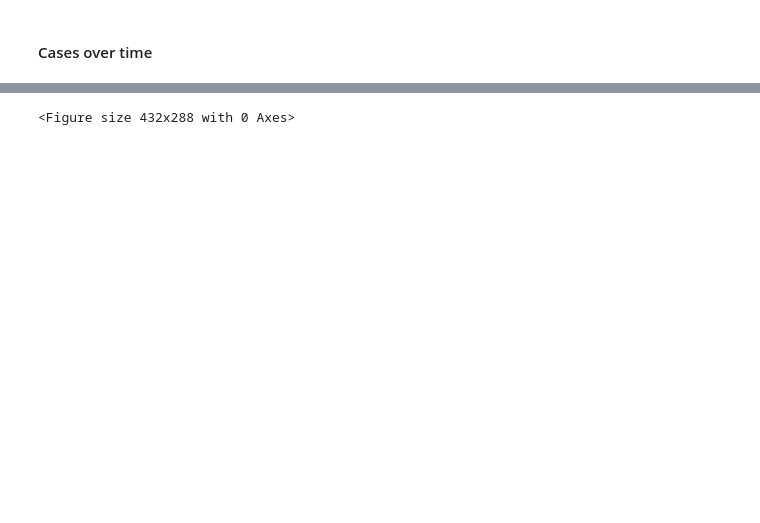
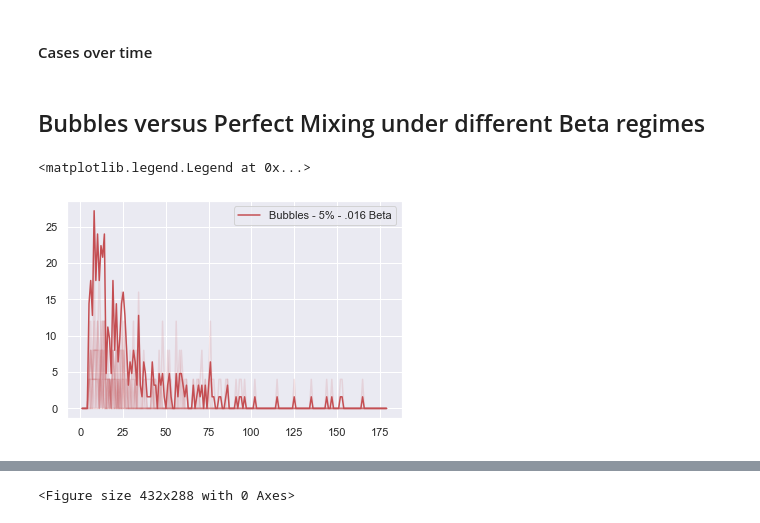
Before and after one commit to dime-worldbank/Disease-Modelling-SSA, a Jupyter notebook: notebooks/Verification of Model Functionality.ipynb, the cells around one changed output, grey strips where cells are left out. Drawn from its saved outputs; the diff is of its cells as text; code cells hidden in the pictures; blank space fills up the shorter version.

```diff
--- a/notebooks/Verification of Model Functionality.ipynb
+++ b/notebooks/Verification of Model Functionality.ipynb
@@ -87,7 +117,7 @@ for j in [.1]:
 # %% [markdown]
 #### Cases over time
 # %%
-def plotMetric(files, prefix, suffix, metric, symbol, alpha):
+def plotMetric(files, prefix, suffix, metrics = [], symbol = "-", alpha=1, weighting = 1):
     myAvgLine = []
     index = 0
     template = "^" + prefix + ".*" + suffix + "$"
@@ -96,26 +126,48 @@ def plotMetric(files, prefix, suffix, metric, symbol, alpha):
 
         if(re.search(template, f) != None): # f.startswith(prefix) and
             r_data = pd.read_csv(path + f, sep='\t')
-            totcases = r_data[metric]
+            totcases = []
+            for metric in metrics:
+                if len(totcases) == 0:
+                    totcases = r_data[metric]
+                else:
+                    totcases = totcases + r_data[metric]
+            #totcases = r_data[metric]
+
             if len(myAvgLine) == 0:
                 myAvgLine = totcases
             else:
                 myAvgLine += totcases
 
             # plot it
-            plt.plot(r_data["time"][1:], totcases[1:], symbol, alpha=alpha)
+            plt.plot(r_data["time"][1:], weighting * totcases[1:], symbol, alpha=alpha)
             index += 1
-    return {"myLine": myAvgLine/index, "myTime": r_data["time"]}
+    return {"myLine": weighting * myAvgLine/index, "myTime": r_data["time"]}
+# %% [markdown]
+## Bubbles versus Perfect Mixing under different Beta regimes
 # %%
 path = "/Users/swise/workspace/worldbank/Disease-Modelling-SSA/data/verification/output/"
 files = os.listdir(path)
 
-line1 = plotMetric(files, "exportMe", "0.03_.txt", "metric_new_cases_sympt", 'r-', 0.15)
-line2 = plotMetric(files, "exportPerfect", "0.03_.txt", "metric_new_cases_sympt", 'b-', 0.15)
-line3 = plotMetric(files, "exportPerfect", "0.03_.txt", "metric_new_cases_sympt", 'g-', 0.15)
+prefix = "exportBubblesOf30_"
+prefix2 = "exportBubbles_20perc"
 
-plt.plot(line1["myTime"][1:], line1['myLine'][1:], 'r', label="Bubbles - .03 Beta")
-plt.plot(line2["myTime"][1:], line2['myLine'][1:], 'b', label="Perfect Mixing - .03 Beta")
+line1 = plotMetric(files, prefix, "0.016.txt", ["metric_new_cases_sympt", "metric_new_cases_asympt"],
+                   'r-', 0.15, weighting=4)
+#line2 = plotMetric(files, prefix2, "0.016.txt", "metric_new_cases_sympt", 'b-', 0.15)
+#line4 = plotMetric(files, prefix, "0.05.txt", "metric_new_cases_sympt", 'y-', 0.15)
+#line3 = plotMetric(files, prefix, "0.1.txt", "metric_new_cases_sympt", 'g-', 0.15)
+#line5 = plotMetric(files, prefix2, "0.1.txt", "metric_new_cases_sympt", 'g', 0.15)
+#line6 = plotMetric(files, prefix2, "0.05.txt", "metric_new_cases_sympt", 'y', 0.15)
+
+plt.plot(line1["myTime"][1:], 4* line1['myLine'][1:], 'r', label="Bubbles - 5% - .016 Beta")
+#plt.plot(line2["myTime"][1:], line2['myLine'][1:], 'b', label="Bubbles - 20% - .016 Beta")
+#plt.plot(line2["myTime"][1:], line2['myLine'][1:], 'b', label="Perfect Mixing - .03 Beta")
+#plt.plot(line4["myTime"][1:], line4['myLine'][1:], 'y', label="Perfect Mixing - .05 Beta")
+#plt.plot(line3["myTime"][1:], line3['myLine'][1:], 'g', label="Perfect Mixing - .10 Beta")
 plt.legend()
 
-plt.savefig(path + "comparisonOfCases.png", dpi=300)
+#plt.savefig(path + "comparisonOfCases.png", dpi=300)
+# %% [output]
+<matplotlib.legend.Legend at 0x...>
+[figure, added]
```
Also changed, not shown: parts of 15 cells of this notebook, 7 other files.
